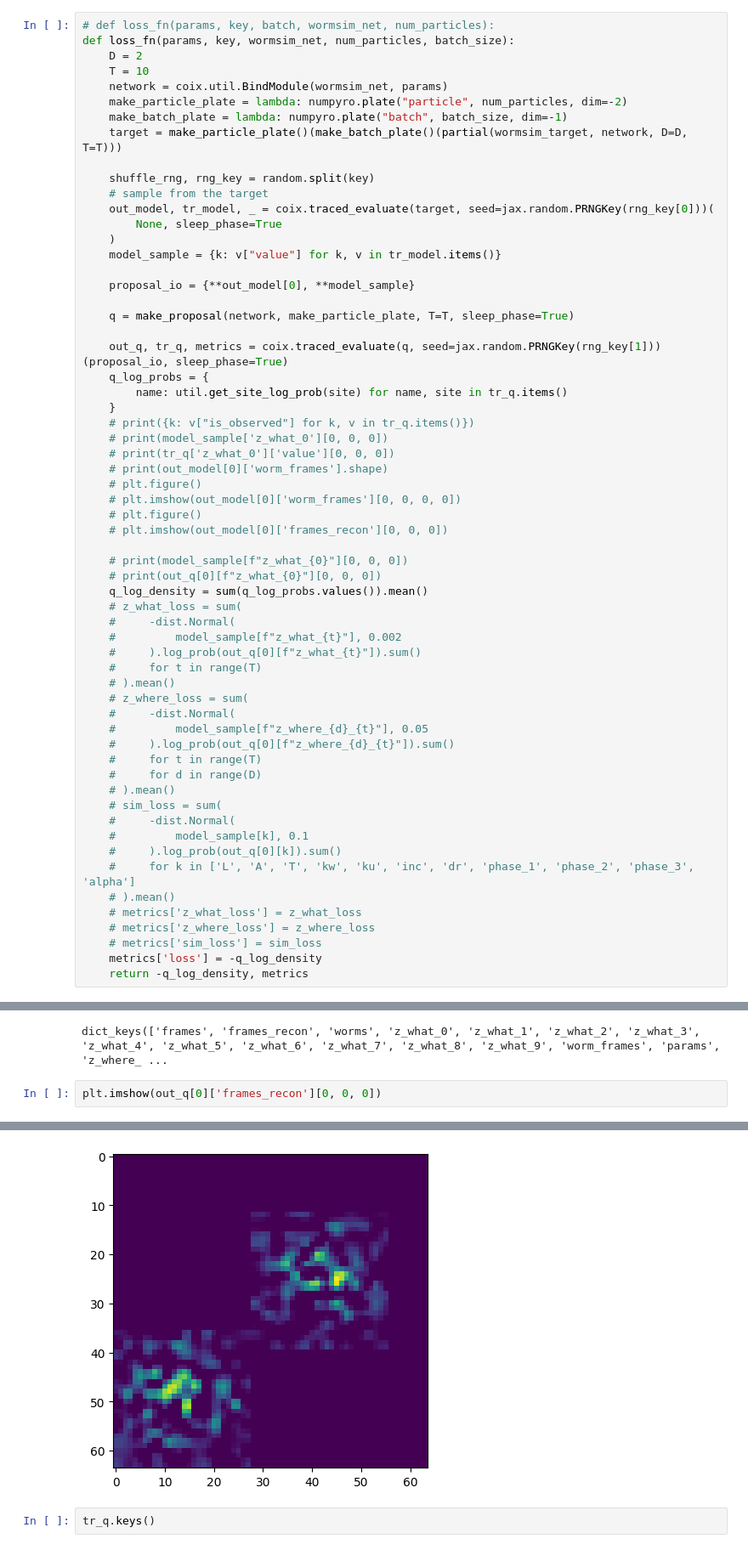
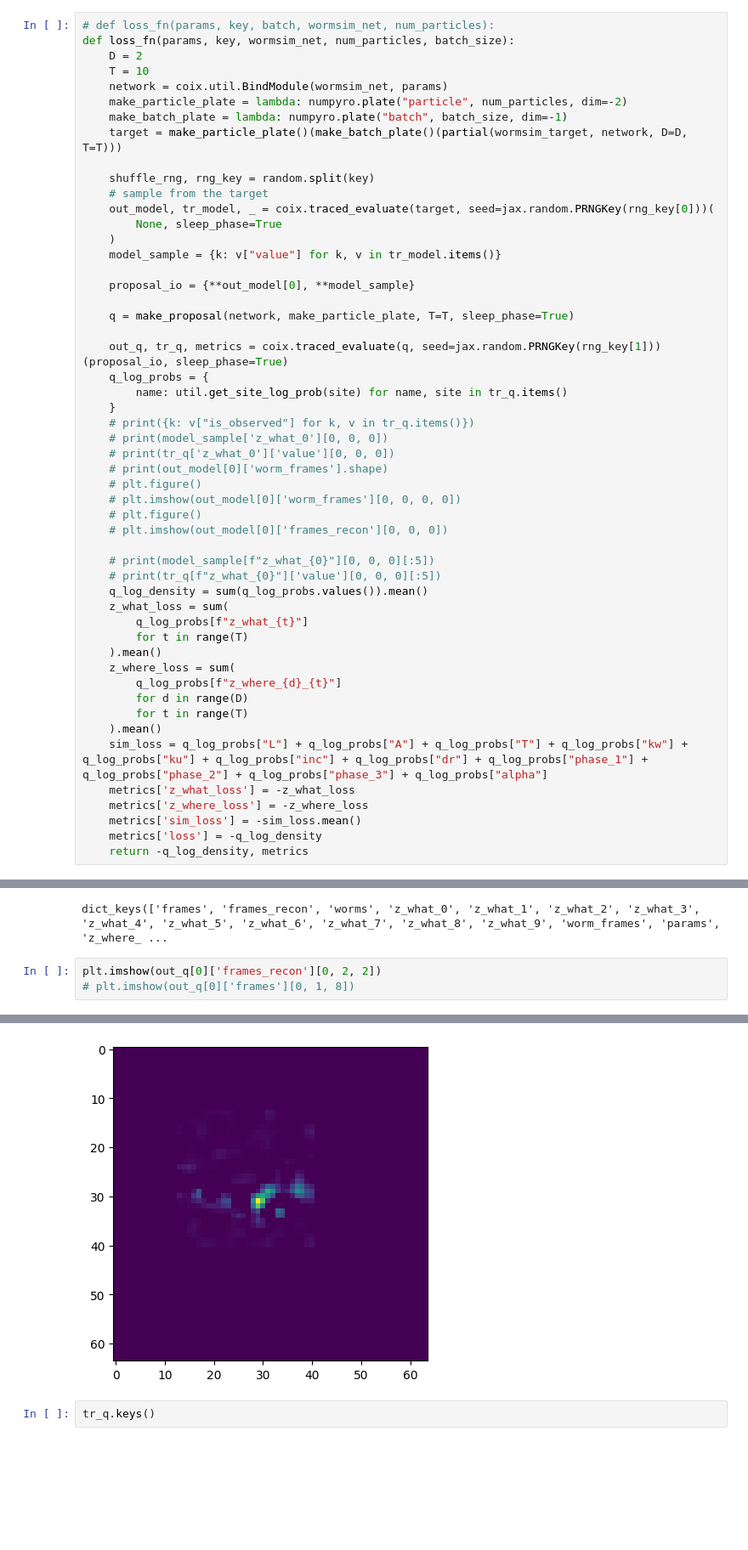
Before and after one commit to deoxyribose/wormsim, a Jupyter notebook: wormsim_encoder_sleep_phase.ipynb, the cells around one changed output, grey strips where cells are left out. Shown at 85% size. Saved outputs shown, nothing was run; the diff lists cells and outputs as text; blank space fills up the shorter version.

```diff
--- a/wormsim_encoder_sleep_phase.ipynb
+++ b/wormsim_encoder_sleep_phase.ipynb
@@ -749,31 +750,22 @@ def loss_fn(params, key, wormsim_net, num_particles, batch_size):
     # plt.figure()
     # plt.imshow(out_model[0]['frames_recon'][0, 0, 0])
 
-    # print(model_sample[f"z_what_{0}"][0, 0, 0])
-    # print(out_q[0][f"z_what_{0}"][0, 0, 0])
+    # print(model_sample[f"z_what_{0}"][0, 0, 0][:5])
+    # print(tr_q[f"z_what_{0}"]['value'][0, 0, 0][:5])
     q_log_density = sum(q_log_probs.values()).mean()
-    # z_what_loss = sum(
-    #     -dist.Normal(
-    #         model_sample[f"z_what_{t}"], 0.002
-    #     ).log_prob(out_q[0][f"z_what_{t}"]).sum()
-    #     for t in range(T)
-    # ).mean()
-    # z_where_loss = sum(
-    #     -dist.Normal(
-    #         model_sample[f"z_where_{d}_{t}"], 0.05
-    #     ).log_prob(out_q[0][f"z_where_{d}_{t}"]).sum()
-    #     for t in range(T)
-    #     for d in range(D)
-    # ).mean()
-    # sim_loss = sum(
-    #     -dist.Normal(
-    #         model_sample[k], 0.1
-    #     ).log_prob(out_q[0][k]).sum()
-    #     for k in ['L', 'A', 'T', 'kw', 'ku', 'inc', 'dr', 'phase_1', 'phase_2', 'phase_3', 'alpha']
-    # ).mean()
-    # metrics['z_what_loss'] = z_what_loss
-    # metrics['z_where_loss'] = z_where_loss
-    # metrics['sim_loss'] = sim_loss
+    z_what_loss = sum(
+        q_log_probs[f"z_what_{t}"]
+        for t in range(T)
+    ).mean()
+    z_where_loss = sum(
+        q_log_probs[f"z_where_{d}_{t}"]
+        for d in range(D)
+        for t in range(T)
+    ).mean()
+    sim_loss = q_log_probs["L"] + q_log_probs["A"] + q_log_probs["T"] + q_log_probs["kw"] + q_log_probs["ku"] + q_log_probs["inc"] + q_log_probs["dr"] + q_log_probs["phase_1"] + q_log_probs["phase_2"] + q_log_probs["phase_3"] + q_log_probs["alpha"]
+    metrics['z_what_loss'] = -z_what_loss
+    metrics['z_where_loss'] = -z_where_loss
+    metrics['sim_loss'] = -sim_loss.mean()
     metrics['loss'] = -q_log_density
     return -q_log_density, metrics
 # %%
@@ -898,10 +902,11 @@ out_q[0].keys()
 # %% [output]
 dict_keys(['frames', 'frames_recon', 'worms', 'z_what_0', 'z_what_1', 'z_what_2', 'z_what_3', 'z_what_4', 'z_what_5', 'z_what_6', 'z_what_7', 'z_what_8', 'z_what_9', 'worm_frames', 'params', 'z_where_ ...
 # %%
-plt.imshow(out_q[0]['frames_recon'][0, 0, 0])
+plt.imshow(out_q[0]['frames_recon'][0, 2, 2])
+# plt.imshow(out_q[0]['frames'][0, 1, 8])
 # %% [output]
 <matplotlib.image.AxesImage at 0x...>
-[figure, old version]
+[figure, new version]
 # %%
 tr_q.keys()
 # %% [output]
```
Also changed, not shown: parts of 9 cells of this notebook, 7 other files.
